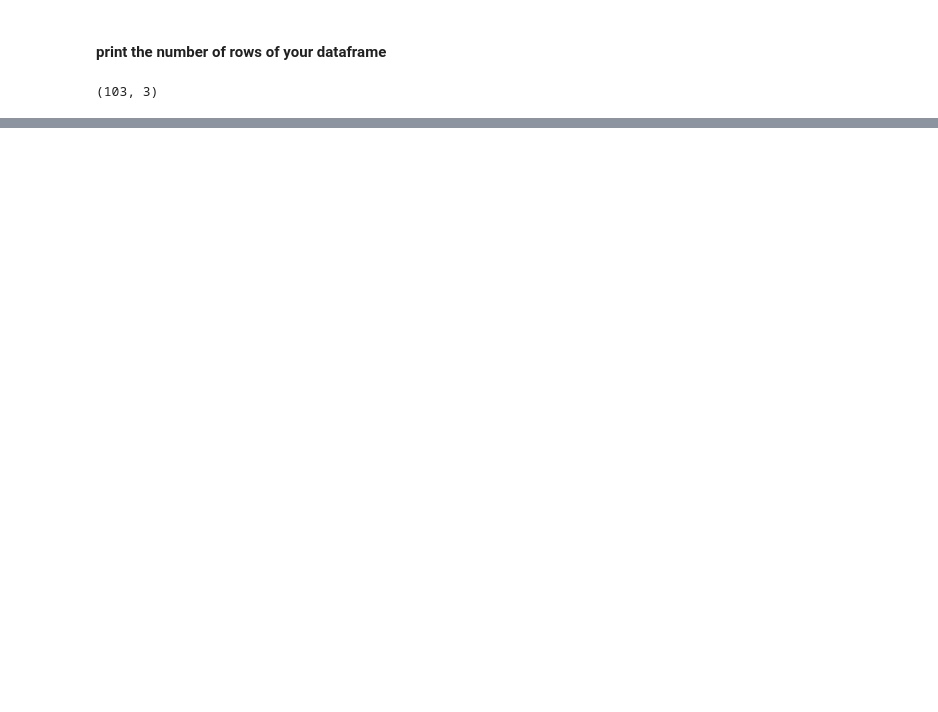
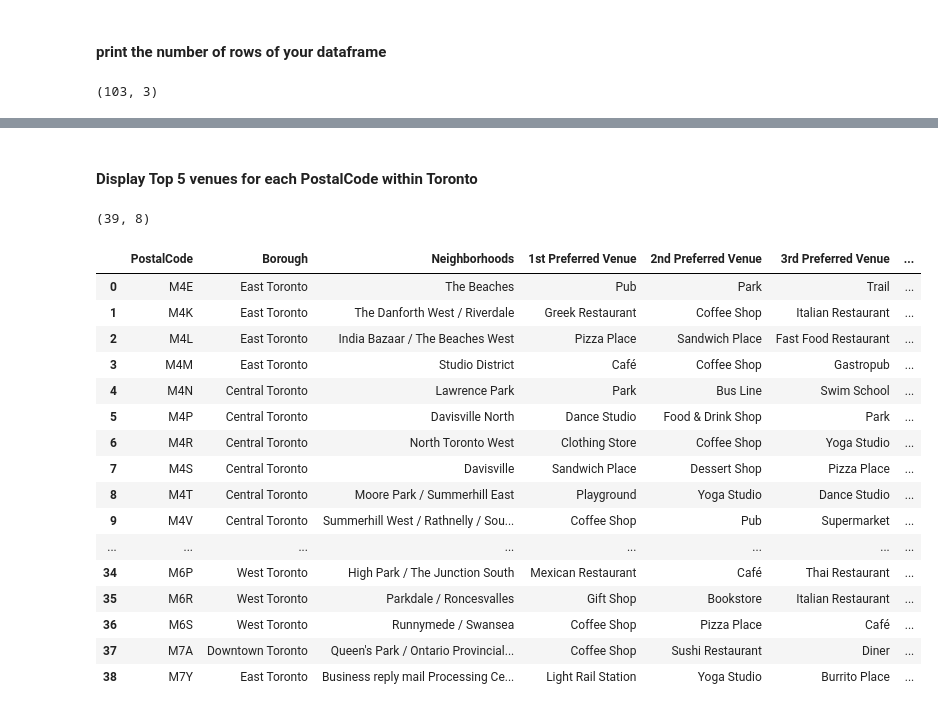
Before and after one commit to swagat070291/coursera-capstone-project, a Jupyter notebook: Segmenting and Clustering Neighborhoods in Toronto.ipynb, the cells around one changed output, grey strips where cells are left out. Saved outputs shown, nothing was run; the diff lists cells and outputs as text; code cells hidden in the pictures; blank space fills up the shorter version.

```diff
--- a/Segmenting and Clustering Neighborhoods in Toronto.ipynb
+++ b/Segmenting and Clustering Neighborhoods in Toronto.ipynb
@@ -100,0 +406,50 @@ df6.shape
+# %% [markdown]
+#### Display Top 5 venues for each PostalCode within Toronto
+# %%
+top = 5
+
+indicators = ['st', 'nd', 'rd']
+
+# create columns
+areaColumns = ['PostalCode', 'Borough', 'Neighborhoods']
+freqColumns = []
+for ind in np.arange(top):
+    try:
+        freqColumns.append('{}{} Preferred Venue'.format(ind+1, indicators[ind]))
+    except:
+        freqColumns.append('{}th Preferred Venue'.format(ind+1))
+columns = areaColumns+freqColumns
+
+# create a new dataframe
+sorted_venues = pd.DataFrame(columns=columns)
+sorted_venues['PostalCode'] = df_cat_mean['PostalCode']
+sorted_venues['Borough'] = df_cat_mean['Borough']
+sorted_venues['Neighborhoods'] = df_cat_mean['Neighborhoods']
+
+for ind in np.arange(df_cat_mean.shape[0]):
+    row_categories = df_cat_mean.iloc[ind, :].iloc[3:]
+    row_categories_sorted = row_categories.sort_values(ascending=False)
+    sorted_venues.iloc[ind, 3:] = row_categories_sorted.index.values[0:top]
+
+# neighborhoods_venues_sorted.sort_values(freqColumns, inplace=True)
+print(sorted_venues.shape)
+sorted_venues
+# %% [output]
+(39, 8)
+|  | PostalCode | Borough | Neighborhoods | 1st Preferred Venue | 2nd Preferred Venue | 3rd Preferred Venue | ... |
+| 0 | M4E | East Toronto | The Beaches | Pub | Park | Trail | ... |
+| 1 | M4K | East Toronto | The Danforth West / Riverdale | Greek Restaurant | Coffee Shop | Italian Restaurant | ... |
+| 2 | M4L | East Toronto | India Bazaar / The Beaches West | Pizza Place | Sandwich Place | Fast Food Restaurant | ... |
+| 3 | M4M | East Toronto | Studio District | Café | Coffee Shop | Gastropub | ... |
+| 4 | M4N | Central Toronto | Lawrence Park | Park | Bus Line | Swim School | ... |
+| 5 | M4P | Central Toronto | Davisville North | Dance Studio | Food & Drink Shop | Park | ... |
+| 6 | M4R | Central Toronto | North Toronto West | Clothing Store | Coffee Shop | Yoga Studio | ... |
+| 7 | M4S | Central Toronto | Davisville | Sandwich Place | Dessert Shop | Pizza Place | ... |
+| 8 | M4T | Central Toronto | Moore Park / Summerhill East | Playground | Yoga Studio | Dance Studio | ... |
+| 9 | M4V | Central Toronto | Summerhill West / Rathnelly / Sou... | Coffee Shop | Pub | Supermarket | ... |
+| ... | ... | ... | ... | ... | ... | ... | ... |
+| 34 | M6P | West Toronto | High Park / The Junction South | Mexican Restaurant | Café | Thai Restaurant | ... |
+| 35 | M6R | West Toronto | Parkdale / Roncesvalles | Gift Shop | Bookstore | Italian Restaurant | ... |
+| 36 | M6S | West Toronto | Runnymede / Swansea | Coffee Shop | Pizza Place | Café | ... |
+| 37 | M7A | Downtown Toronto | Queen's Park / Ontario Provincial... | Coffee Shop | Sushi Restaurant | Diner | ... |
+| 38 | M7Y | East Toronto | Business reply mail Processing Ce... | Light Rail Station | Yoga Studio | Burrito Place | ... |
```
Also changed, not shown: parts of 27 cells of this notebook.
